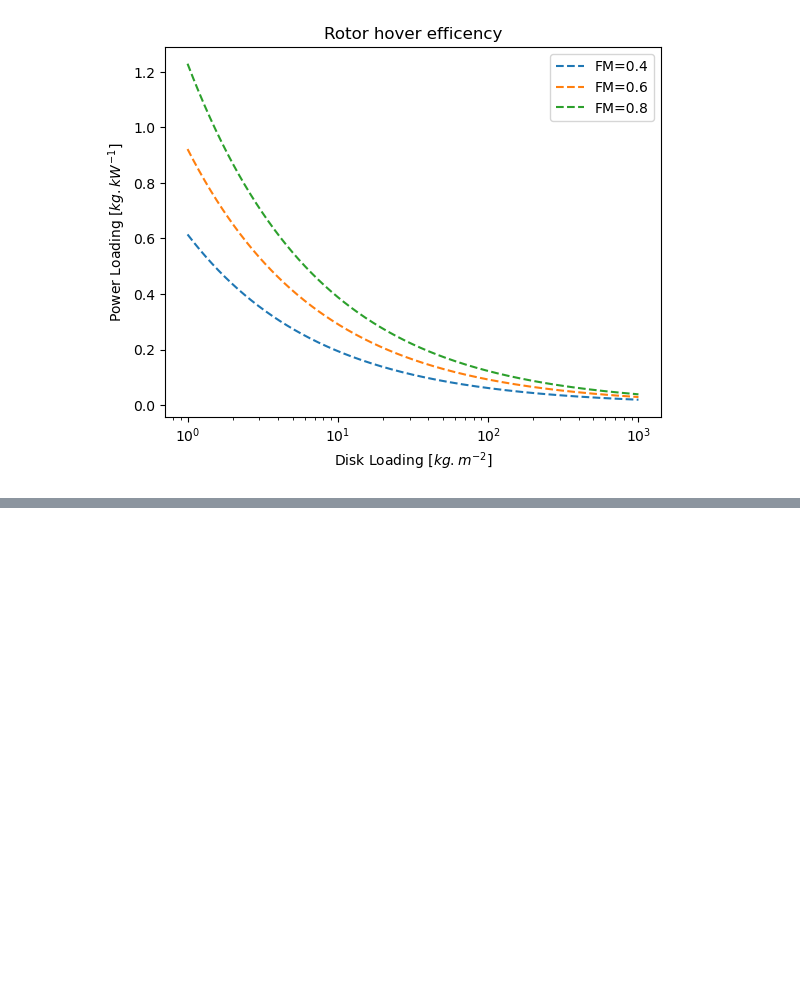
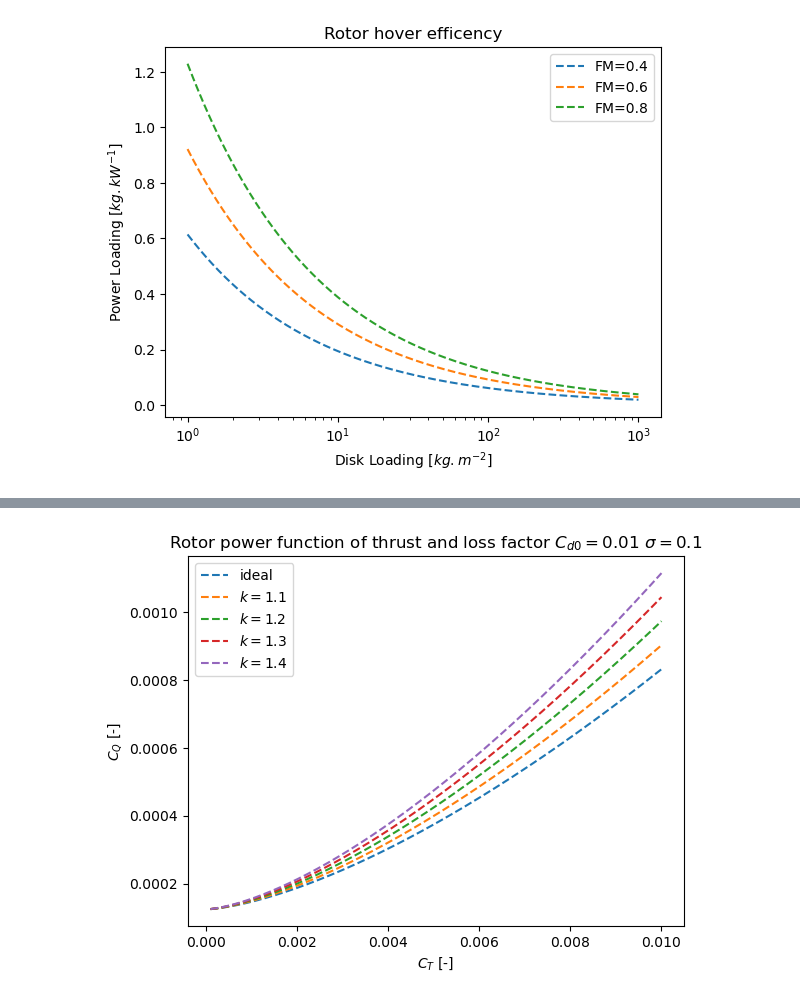
Before and after one commit to clementnardari/Sizing_eVTOL, a Jupyter notebook: Design.ipynb, the cells around one changed output, grey strips where cells are left out. Saved outputs shown, nothing was run; the diff lists cells and outputs as text; code cells hidden in the pictures; blank space fills up the shorter version.

```diff
--- a/Design.ipynb
+++ b/Design.ipynb
@@ -45,5 +50,8 @@ def mtot(kempty,mbat,mpay):
         mtot=(mbat+mpay)/(1-kempty)
         return mtot
 def FOM(Ct,k,sigma,Cd0):
-    FOM=((Ct**(3/2))/sqrt(2))/((k*(Ct**(3/2)))+(sigma*Cd0/8))
+    FOM=((Ct**(3/2))/math.sqrt(2))/((k*(Ct**(3/2))/math.sqrt(2))+(sigma*Cd0/8))
     return FOM
+def Cp(Ct,k,sigma,Cd0):
+    Cp=(k*(Ct**(3/2))/math.sqrt(2))+(sigma*Cd0/8)
+    return Cp
@@ -144,0 +128,25 @@ sns.scatterplot(x=test['start'],y=test['total_time'],hue=test['direction_id'],pa
+# %%
+x0=np.linspace(0.0001,0.01,1000)
+
+vect_Cp=np.vectorize(Cp)
+
+y0=vect_Cp(x0,1.0,0.1,0.01)
+y1=vect_Cp(x0,1.1,0.1,0.01)
+y2=vect_Cp(x0,1.2,0.1,0.01)
+y3=vect_Cp(x0,1.3,0.1,0.01)
+y4=vect_Cp(x0,1.4,0.1,0.01)
+
+f0 = interp1d(x0, y0, kind='quadratic')
+f1 = interp1d(x0, y1, kind='quadratic')
+f2 = interp1d(x0, y2, kind='quadratic')
+f3 = interp1d(x0, y3, kind='quadratic')
+f4 = interp1d(x0, y4, kind='quadratic')
+
+plt.plot(x0 , f0(x0), '--', x0 , f1(x0) , '--', x0, f2(x0), '--', x0, f3(x0), '--', x0, f4(x0), '--')
+plt.legend([r'ideal',r'$k=1.1$',r'$k=1.2$',r'$k=1.3$',r'$k=1.4$'], loc='best')
+plt.xlabel(r'$C_{T}$ [-]')
+plt.ylabel(r'$C_{Q}$ [-]')
+plt.title(r'Rotor power function of thrust and loss factor $C_{d0}=0.01$ $\sigma=0.1$')
+plt.show()
+# %% [output]
+[figure, added]
```
Also changed, not shown: parts of 20 cells of this notebook.
